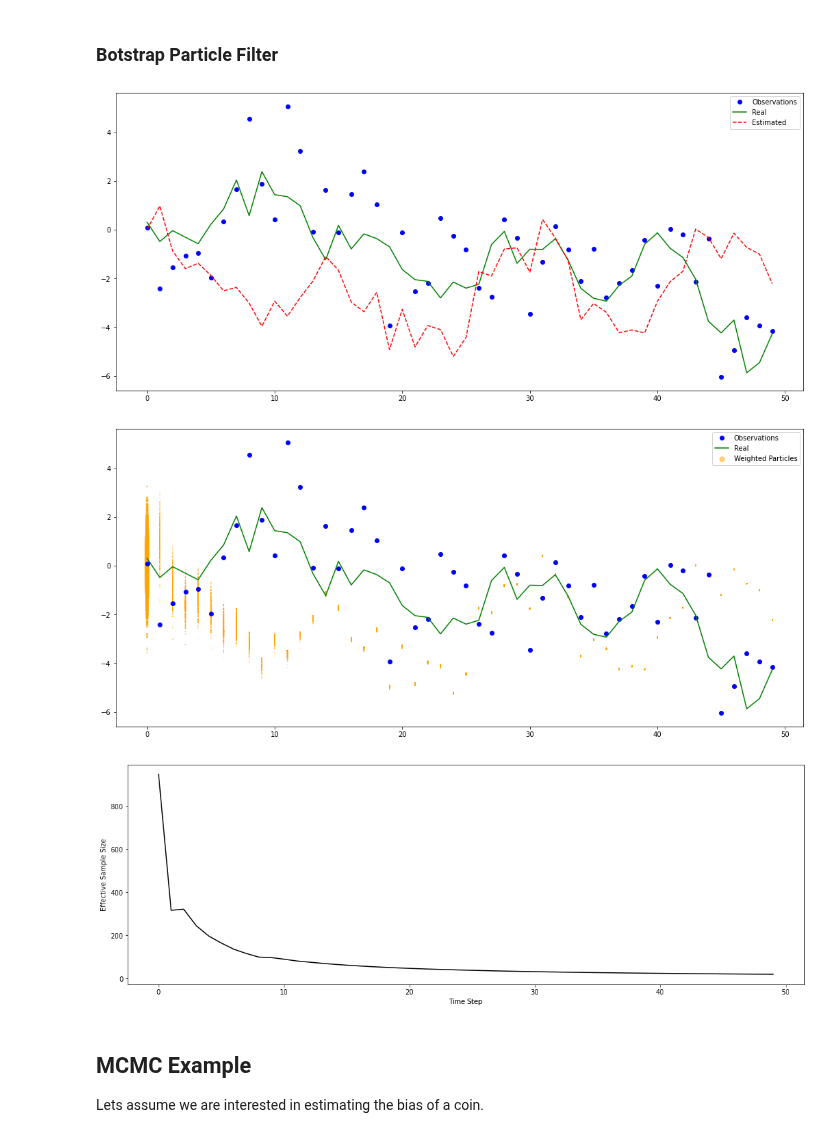
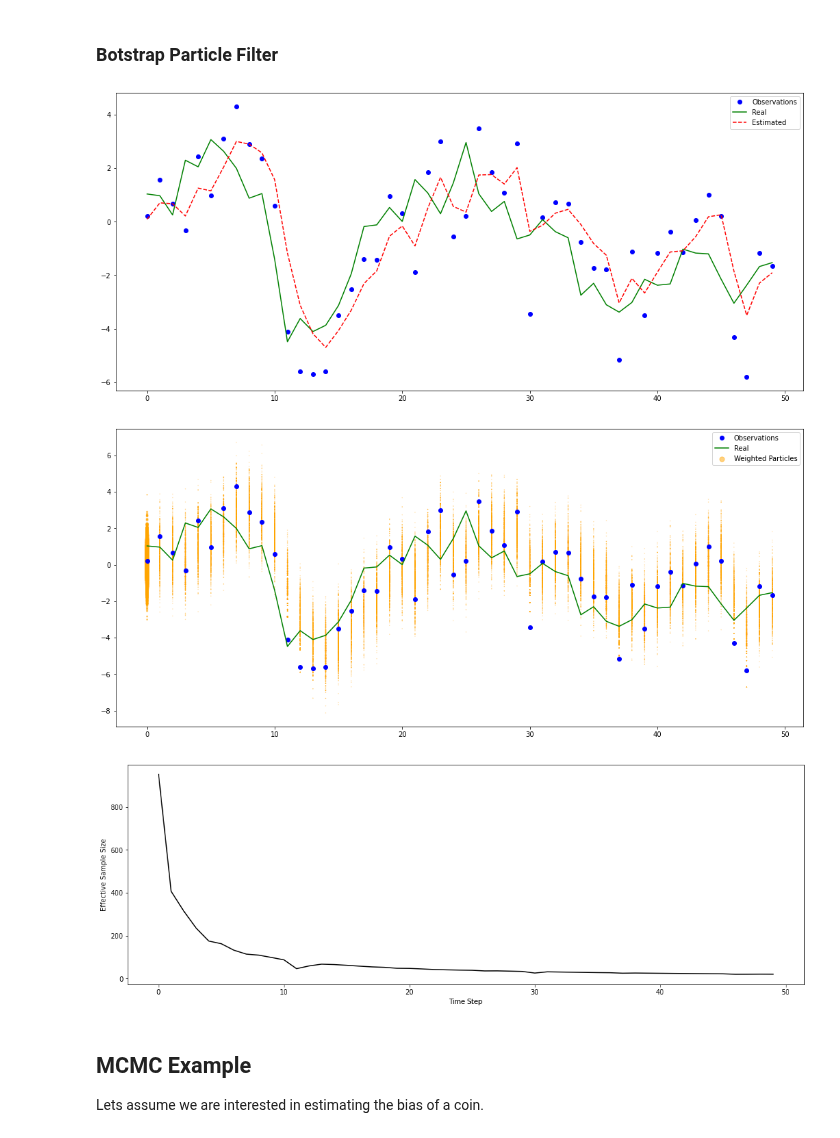
Before and after one commit to rosastreg/Undergrad_AM_Thesis, a Jupyter notebook: AdvancedMonteCarlo.ipynb, the cells around one changed output. Cells and saved outputs as stored; diff of their text form; code cells hidden in the pictures.

```diff
--- a/AdvancedMonteCarlo.ipynb
+++ b/AdvancedMonteCarlo.ipynb
@@ -70,7 +88,7 @@ estimated_states.append(np.sum(particles[:, 0]*norm_weights[:,0]))
 # Time t > 1
 for t in range(1,T):
     # Predict step: propagate particles forward using motion model
-    particles[:, t] = f(particles[:, t - 1])
+    particles[:, t] = alpha*particles[:, t - 1] + stats.norm(0,sigma_v).rvs(num_particles)
 
     # Update step: compute importance weights based on observation model
     incremental_weight = 1 / np.sqrt(2 * np.pi * sigma_w**2) * np.exp(-(Y_obs[t] - particles[:, t])**2 / (2 * sigma_w**2))
@@ -136,39 +154,48 @@ weights[:,0] = 1 / np.sqrt(2 * np.pi * sigma_w**2) * np.exp(-(Y_obs[0] - particl
 norm_weights[:,0] = weights[:,0] / weights[:,0].sum()
 
 ESS[0] = 1 / (norm_weights[:,0]**2).sum()
-estimated_states.append(np.sum(particles[:, 0]*norm_weights[:,0]))
+if ESS[0] < num_particles*0.5:
+    # Update particles and weights based on resampled indices
+    resampled_indices = np.random.choice(np.arange(num_particles), size=num_particles, p=norm_weights[:, 0])
+    particles[:, 0] = particles[resampled_indices, 0]
+    weights[:, 0] = 1 / num_particles  # Reset weights to uniform distribution after resampling
+    norm_weights[:, 0] = weights[:,0]
+    # Compute estimated state (weighted mean of particles)
+    estimated_states.append(np.sum(particles[:, 0] * norm_weights[:, 0]))
+else:
+    estimated_states.append(np.sum(particles[:, 0] * norm_weights[:, 0]))
 
 # Time t > 1
 for t in range(1,T):
     # Predict step: propagate particles forward using motion model
-    particles[:, t] = f(particles[:, t - 1])
+    particles[:, t] = alpha*particles[:, t - 1] + stats.norm(0,sigma_v).rvs(num_particles)
 
     # Update step: compute importance weights based on observation model
     incremental_weight = 1 / np.sqrt(2 * np.pi * sigma_w**2) * np.exp(-(Y_obs[t] - particles[:, t])**2 / (2 * sigma_w**2))
     weights[:, t] = weights[:,t-1]*incremental_weight
     norm_weights[:, t] = weights[:,t] / weights[:,t].sum()
 
     ESS[t]= 1 / np.sum(norm_weights**2)
-    if ESS[t] < num_particles:
+    if ESS[t] < num_particles*0.5:
         # Update particles and weights based on resampled indices
         resampled_indices = np.random.choice(np.arange(num_particles), size=num_particles, p=norm_weights[:, t])
         particles[:, t] = particles[resampled_indices, t]
         weights[:, t] = 1 / num_particles  # Reset weights to uniform distribution after resampling
         norm_weights[:, t] = weights[:,t]
         # Compute estimated state (weighted mean of particles)
         estimated_states.append(np.sum(particles[:, t] * norm_weights[:, t]))
     else:
         estimated_states.append(np.sum(particles[:, t] * norm_weights[:, t]))
 
 # Plot results
 plt.figure(figsize=(18, 8))
 plt.plot(time, Y_obs, 'b o', label='Observations')
 plt.plot(time, X_real, 'g', label='Real')
 plt.plot(time, estimated_states, 'r--', label='Estimated')
 plt.legend()
 plt.show()
 # %% [output]
-[figure, old version]
+[figure, new version]
 # %%
 # Plot results
 plt.figure(figsize=(18, 8))
@@ -194,8 +221,8 @@ plt.xlabel('Time Step')
 plt.ylabel('Effective Sample Size')
 plt.show()
 # %% [output]
-[figure, old version]
+[figure, new version]
-[figure, old version]
+[figure, new version]
 # %% [markdown]
 ## MCMC Example
 
```
Also changed, not shown: parts of 4 cells of this notebook, 20 other files.
